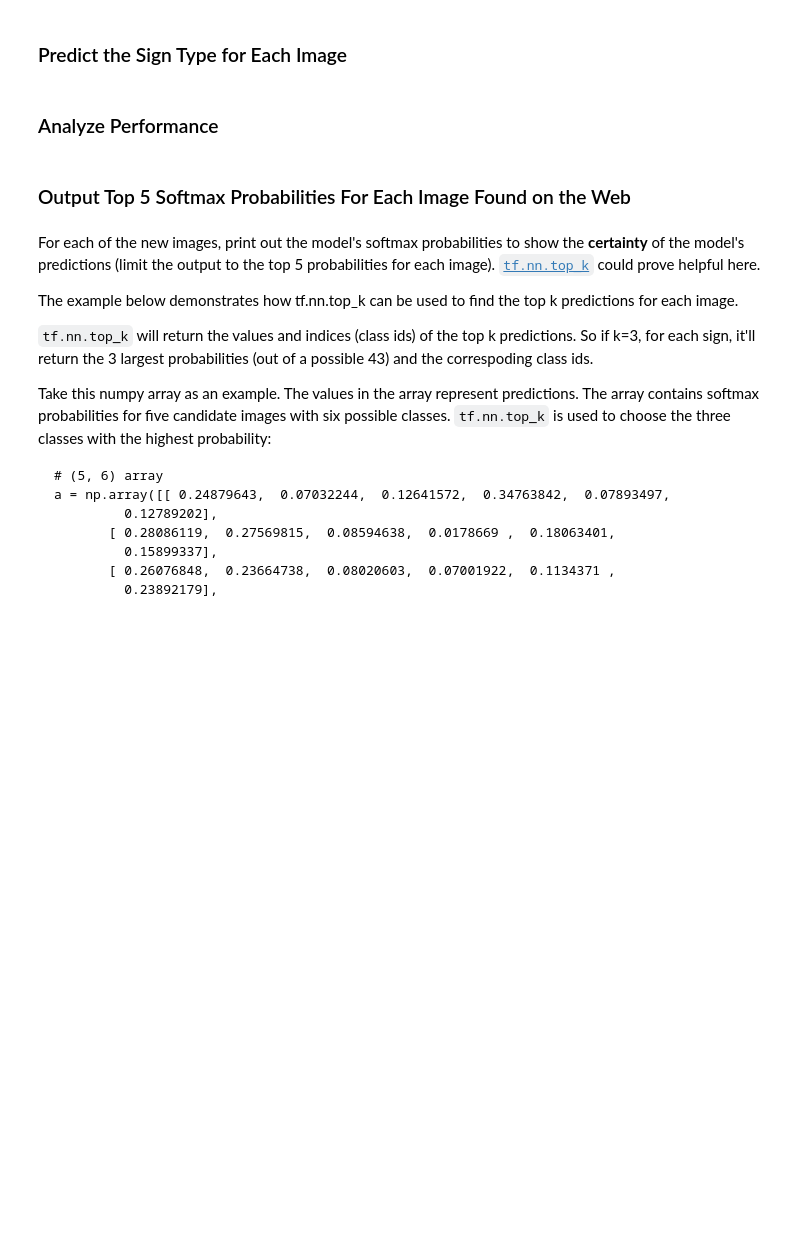
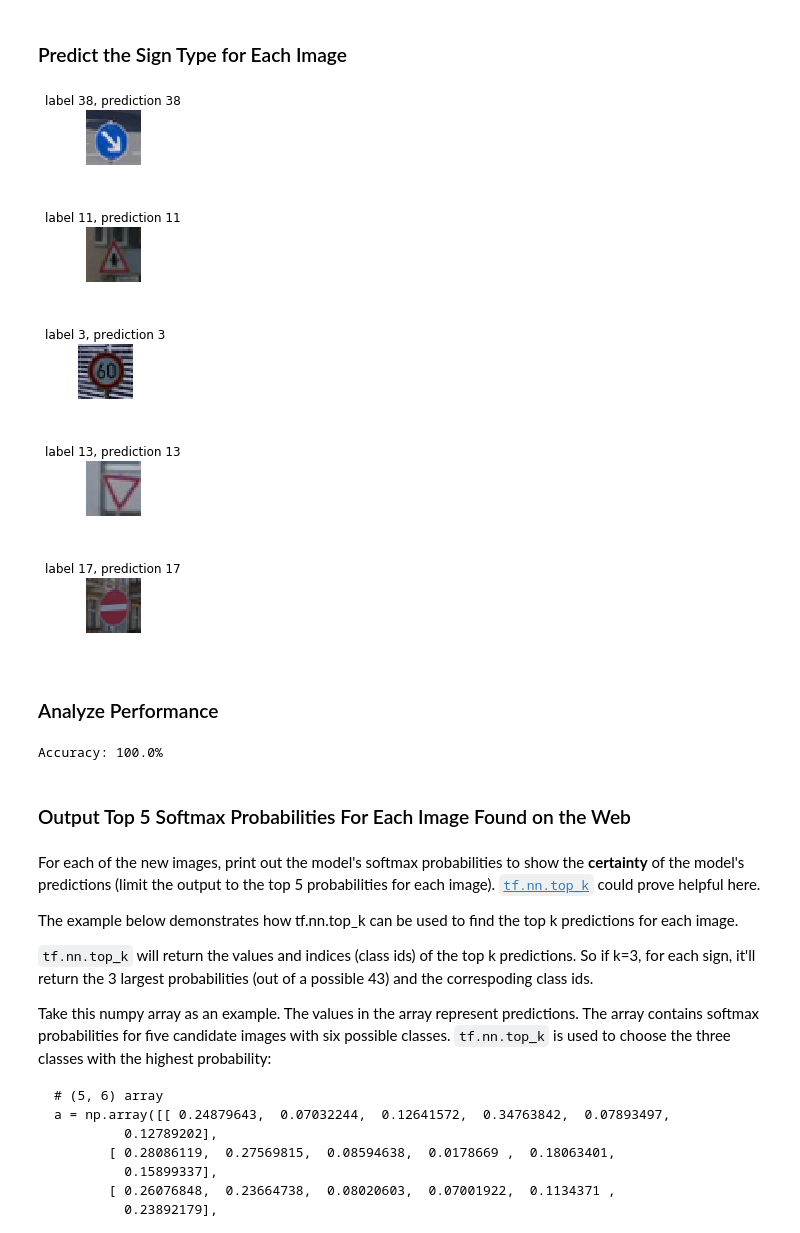
Before and after one commit to glebashnik/CarND-Traffic-Sign-Classifier-Project, a Jupyter notebook: Traffic_Sign_Classifier.ipynb, the cells around one changed output. Saved outputs shown, nothing was run; the diff lists cells and outputs as text; code cells hidden in the pictures; blank space fills up the shorter version.

```diff
--- a/Traffic_Sign_Classifier.ipynb
+++ b/Traffic_Sign_Classifier.ipynb
@@ -183,23 +183,12 @@ Use the code cell (or multiple code cells, if necessary) to implement the first
 ### Preprocess the data here. It is required to normalize the data. Other preprocessing steps could include
 ### converting to grayscale, etc.
 ### Feel free to use as many code cells as needed.
-from skimage import color
-
 def normalize(X):
     return (X - 128.0) / 128.0
 
 X_train = normalize(X_train)
 X_valid = normalize(X_valid)
 X_test = normalize(X_test)
-
-def to_gray(X):
-    gray = np.zeros(X.shape[:3] + (1,))
-    gray[:,:,:,0] = color.rgb2gray(X)
-    return gray
-
-X_train = to_gray(X_train)
-X_valid = to_gray(X_valid)
-X_test = to_gray(X_test)
 # %% [markdown]
 ### Model Architecture
 # %%
@@ -351,0 +341,5 @@ Model saved
+# %%
+with tf.Session() as sess:
+    saver.restore(sess, tf.train.latest_checkpoint('.'))
+    acc_test = evaluate(X_test, y_test)
+    print("Test Accuracy = {:.3f}".format(acc_test))
@@ -368,11 +388,29 @@ You may find `signnames.csv` useful as it contains mappings from the class id (i
 ### Run the predictions here and use the model to output the prediction for each image.
 ### Make sure to pre-process the images with the same pre-processing pipeline used earlier.
 ### Feel free to use as many code cells as needed.
+images_proc = normalize(images)
+# %%
+with tf.Session() as sess:
+    saver.restore(sess, tf.train.latest_checkpoint('.'))
+    predictions = sess.run(predicted_label, feed_dict={x: images_proc, keep_prob: 1.0})
+
+titles = ['label {}, prediction {}'.format(l, p)  for l, p in zip(labels, predictions)]
+plot_images(images, titles)
+# %% [output]
+[figure, added]
+[figure, added]
+[figure, added]
+[figure, added]
+[figure, added]
 # %% [markdown]
 ### Analyze Performance
 # %%
 ### Calculate the accuracy for these 5 new images.
 ### For example, if the model predicted 1 out of 5 signs correctly, it's 20% accurate on these new images.
+accuracy = sum(np.equal(labels, predictions)) / len(labels) * 100
+print('Accuracy: {}%'.format(accuracy))
+# %% [output]
+Accuracy: 100.0%
 # %% [markdown]
 ### Output Top 5 Softmax Probabilities For Each Image Found on the Web
 # %% [markdown]
```
Also changed, not shown: parts of 9 cells of this notebook, 6 other files.
